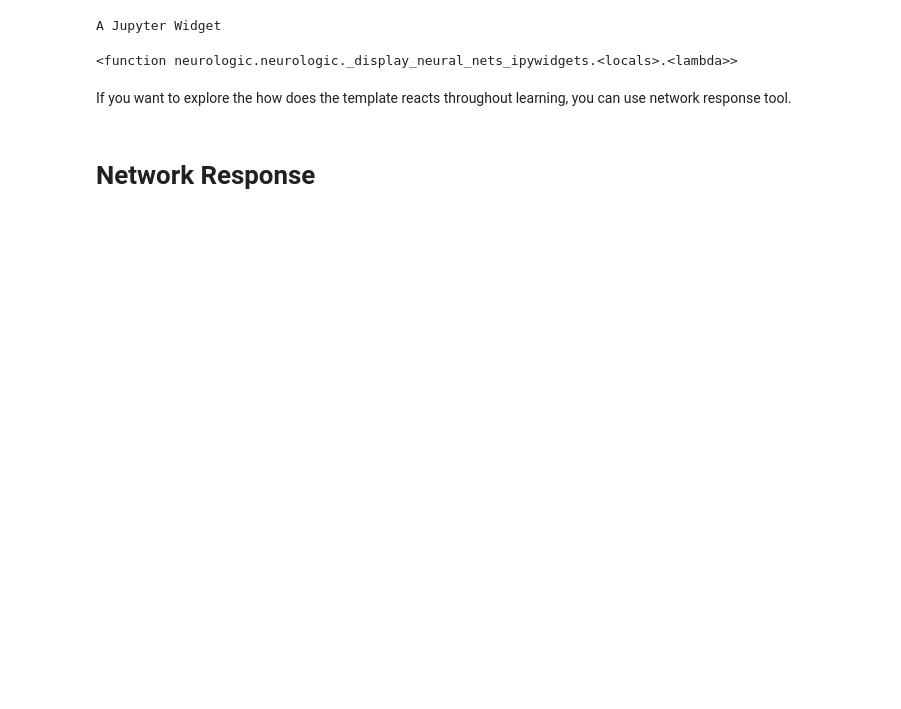
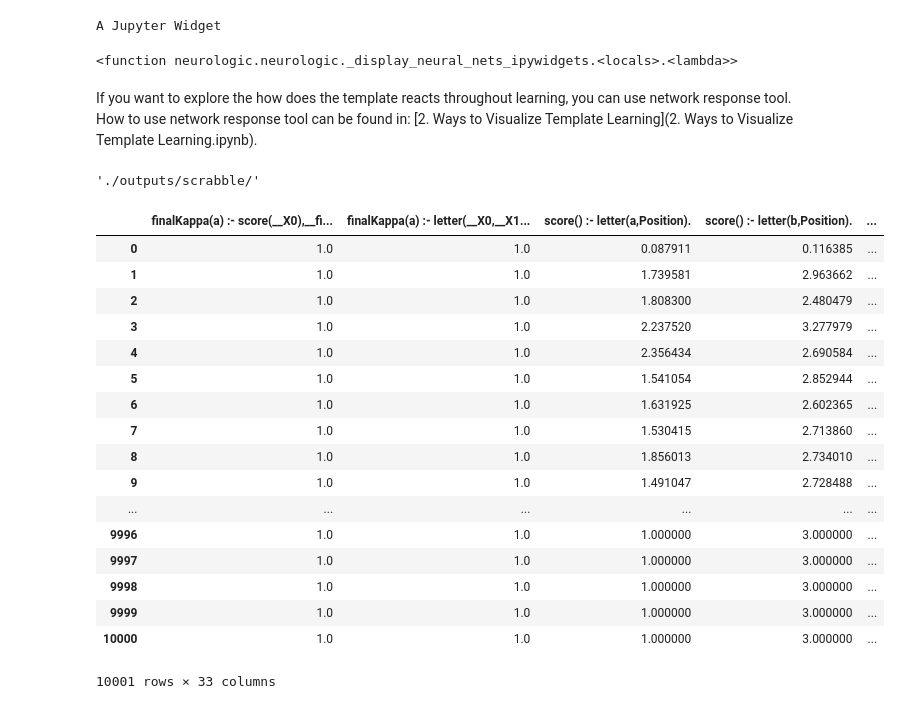
Before and after one commit to jendas1/jupyter_neurologic, a Jupyter notebook: 1. Getting started with NeuroLogic programming.ipynb, the cells around one changed output. Drawn from its saved outputs; the diff is of its cells as text; code cells hidden in the pictures; blank space fills up the shorter version.

```diff
--- a/1. Getting started with NeuroLogic programming.ipynb
+++ b/1. Getting started with NeuroLogic programming.ipynb
@@ -135,8 +143,7 @@ hv.notebook_extension('bokeh')
 # %% [output]
 [interactive output not drawn]
 # %%
-%logstart
-#output = run("scrabble_rules.pl","scrabble_training_set.pl",grounding="sum")
+output = run("sample_tasks/scrabble_rules.pl","sample_tasks/scrabble_training_set.pl",aggregation="sum")
 # If the learning phase is done
-output = "./outputs/"
+#output = "./outputs/scrabble/"
 # %% [output]
@@ -186,6 +187,4 @@ display_neural_nets(output)
 A Jupyter Widget
 <function neurologic.neurologic._display_neural_nets_ipywidgets.<locals>.<lambda>>
 # %% [markdown]
-If you want to explore the how does the template reacts throughout learning, you can use network response tool.
+If you want to explore the how does the template reacts throughout learning, you can use network response tool. How to use network response tool can be found in: [2. Ways to Visualize Template Learning](2. Ways to Visualize Template Learning.ipynb).
-# %% [markdown]
-# Network Response
@@ -191,0 +193,4 @@ If you want to explore the how does the template reacts throughout learning, you
+# %%
+output
+# %% [output]
+'./outputs/scrabble/'
@@ -191,0 +200,21 @@ If you want to explore the how does the template reacts throughout learning, you
+# %%
+weights_from_ser(output,0,0)
+# %% [output]
+|  | finalKappa(a) :- score(__X0),__fi... | finalKappa(a) :- letter(__X0,__X1... | score() :- letter(a,Position). | score() :- letter(b,Position). | ... |
+| 0 | 1.0 | 1.0 | 0.087911 | 0.116385 | ... |
+| 1 | 1.0 | 1.0 | 1.739581 | 2.963662 | ... |
+| 2 | 1.0 | 1.0 | 1.808300 | 2.480479 | ... |
+| 3 | 1.0 | 1.0 | 2.237520 | 3.277979 | ... |
+| 4 | 1.0 | 1.0 | 2.356434 | 2.690584 | ... |
+| 5 | 1.0 | 1.0 | 1.541054 | 2.852944 | ... |
+| 6 | 1.0 | 1.0 | 1.631925 | 2.602365 | ... |
+| 7 | 1.0 | 1.0 | 1.530415 | 2.713860 | ... |
+| 8 | 1.0 | 1.0 | 1.856013 | 2.734010 | ... |
+| 9 | 1.0 | 1.0 | 1.491047 | 2.728488 | ... |
+| ... | ... | ... | ... | ... | ... |
+| 9996 | 1.0 | 1.0 | 1.000000 | 3.000000 | ... |
+| 9997 | 1.0 | 1.0 | 1.000000 | 3.000000 | ... |
+| 9998 | 1.0 | 1.0 | 1.000000 | 3.000000 | ... |
+| 9999 | 1.0 | 1.0 | 1.000000 | 3.000000 | ... |
+| 10000 | 1.0 | 1.0 | 1.000000 | 3.000000 | ... |
+10001 rows × 33 columns
```
Also changed, not shown: parts of 16 cells of this notebook, 23 other files.
